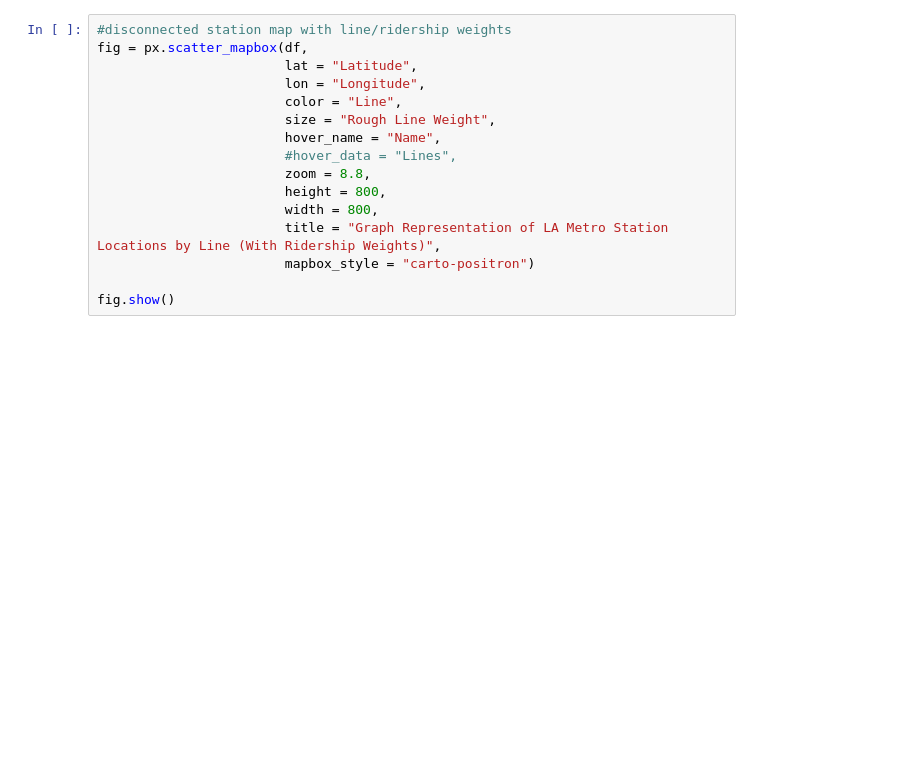
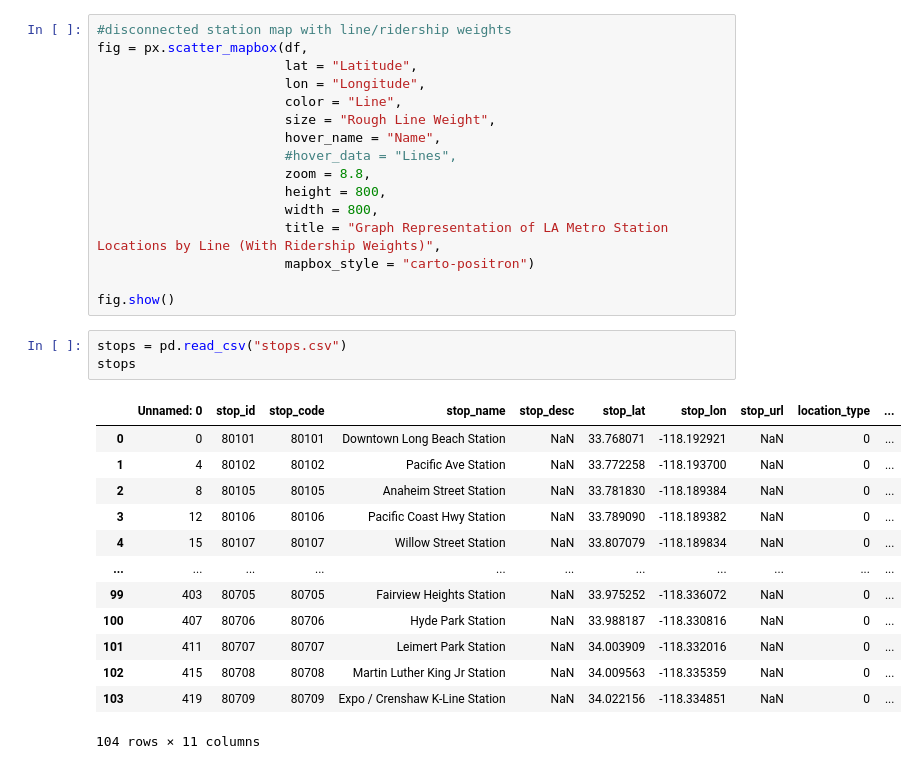
Before and after one commit to sreejeetsreenivasan/PIC16B-Project, a Jupyter notebook: LA Metro Station Data Visualizations/LA Metro Data Cleaning.ipynb, the cells around one changed output. Cells and saved outputs as stored; diff of their text form; blank space fills up the shorter version.

```diff
--- a/LA Metro Station Data Visualizations/LA Metro Data Cleaning.ipynb
+++ b/LA Metro Station Data Visualizations/LA Metro Data Cleaning.ipynb
@@ -194,3 +194,20 @@ fig = px.scatter_mapbox(df,
                         mapbox_style = "carto-positron")
 
 fig.show()
+# %%
+stops = pd.read_csv("stops.csv")
+stops
+# %% [output]
+|  | Unnamed: 0 | stop_id | stop_code | stop_name | stop_desc | stop_lat | stop_lon | stop_url | location_type | ... |
+| 0 | 0 | 80101 | 80101 | Downtown Long Beach Station | NaN | 33.768071 | -118.192921 | NaN | 0 | ... |
+| 1 | 4 | 80102 | 80102 | Pacific Ave Station | NaN | 33.772258 | -118.193700 | NaN | 0 | ... |
+| 2 | 8 | 80105 | 80105 | Anaheim Street Station | NaN | 33.781830 | -118.189384 | NaN | 0 | ... |
+| 3 | 12 | 80106 | 80106 | Pacific Coast Hwy Station | NaN | 33.789090 | -118.189382 | NaN | 0 | ... |
+| 4 | 15 | 80107 | 80107 | Willow Street Station | NaN | 33.807079 | -118.189834 | NaN | 0 | ... |
+| ... | ... | ... | ... | ... | ... | ... | ... | ... | ... | ... |
+| 99 | 403 | 80705 | 80705 | Fairview Heights Station | NaN | 33.975252 | -118.336072 | NaN | 0 | ... |
+| 100 | 407 | 80706 | 80706 | Hyde Park Station | NaN | 33.988187 | -118.330816 | NaN | 0 | ... |
+| 101 | 411 | 80707 | 80707 | Leimert Park Station | NaN | 34.003909 | -118.332016 | NaN | 0 | ... |
+| 102 | 415 | 80708 | 80708 | Martin Luther King Jr Station | NaN | 34.009563 | -118.335359 | NaN | 0 | ... |
+| 103 | 419 | 80709 | 80709 | Expo / Crenshaw K-Line Station | NaN | 34.022156 | -118.334851 | NaN | 0 | ... |
+104 rows × 11 columns
```
Also changed, not shown: parts of 11 cells of this notebook, 6 other files.
